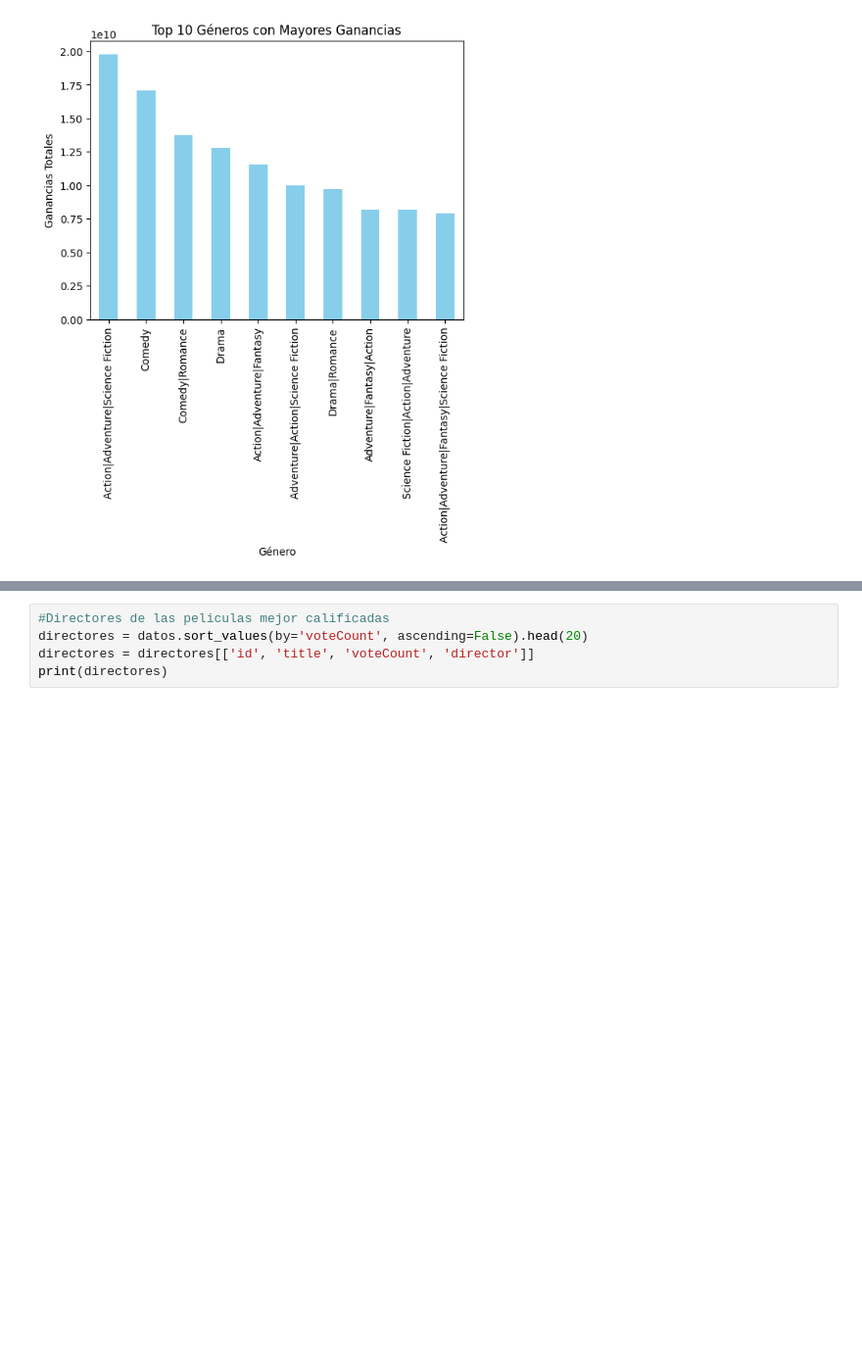
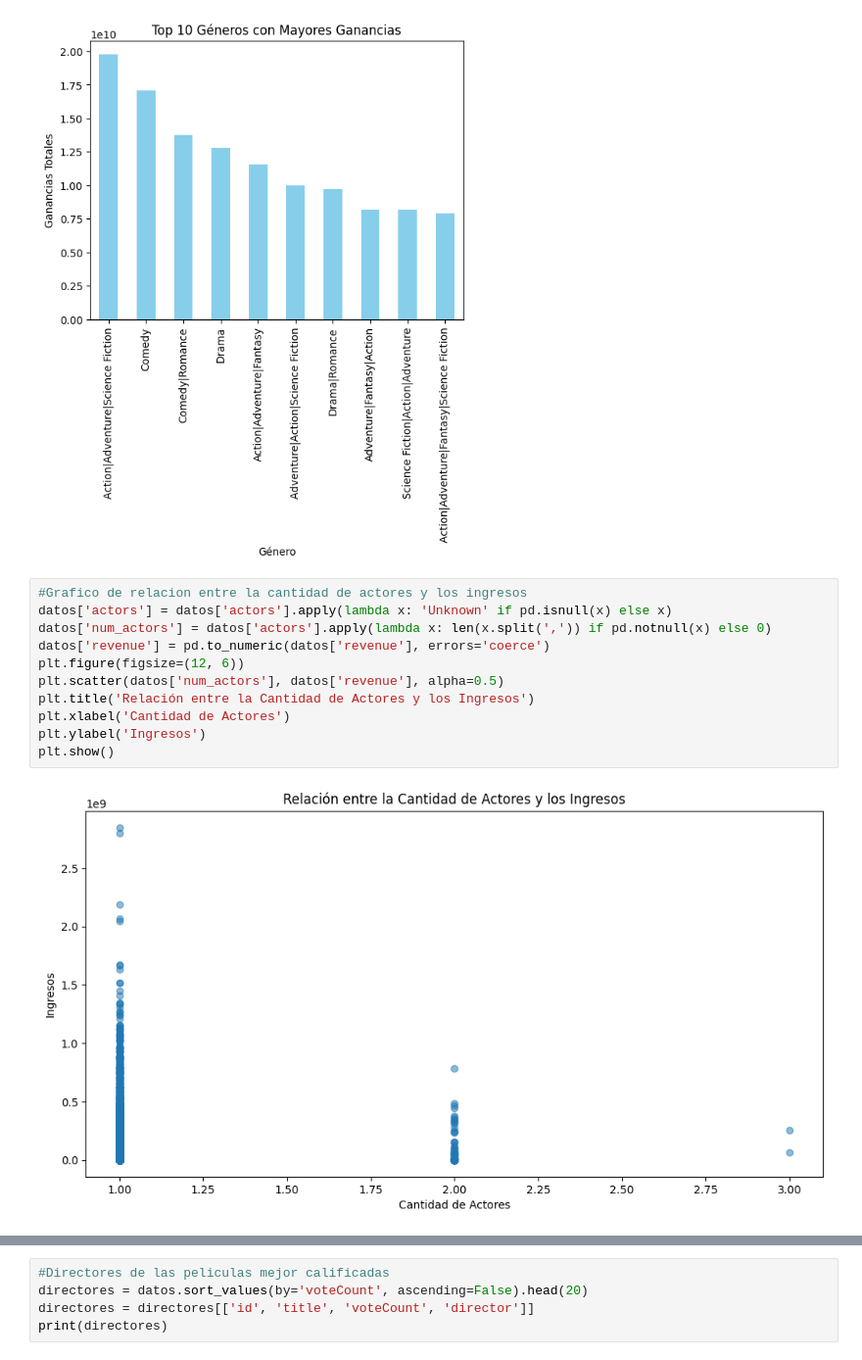
Before and after one commit to Sebas021210/HT1-MD, a Jupyter notebook: HT1.ipynb, the cells around one changed output, grey strips where cells are left out. Shown: that part at 98% size. Cells and saved outputs as stored; diff of their text form; blank space fills up the shorter version.

```diff
--- a/HT1.ipynb
+++ b/HT1.ipynb
@@ -237,3 +237,16 @@ plt.ylabel('Ganancias Totales')
 plt.show()
 # %% [output]
 [figure]
+# %%
+#Grafico de relacion entre la cantidad de actores y los ingresos
+datos['actors'] = datos['actors'].apply(lambda x: 'Unknown' if pd.isnull(x) else x)
+datos['num_actors'] = datos['actors'].apply(lambda x: len(x.split(',')) if pd.notnull(x) else 0)
+datos['revenue'] = pd.to_numeric(datos['revenue'], errors='coerce')
+plt.figure(figsize=(12, 6))
+plt.scatter(datos['num_actors'], datos['revenue'], alpha=0.5)
+plt.title('Relación entre la Cantidad de Actores y los Ingresos')
+plt.xlabel('Cantidad de Actores')
+plt.ylabel('Ingresos')
+plt.show()
+# %% [output]
+[figure, added]
```
Also changed, not shown: parts of 6 cells of this notebook.
